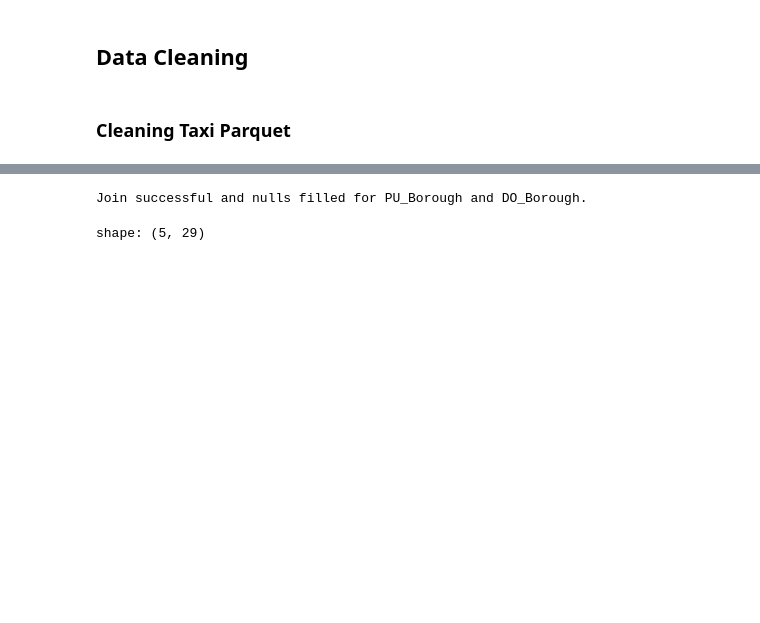
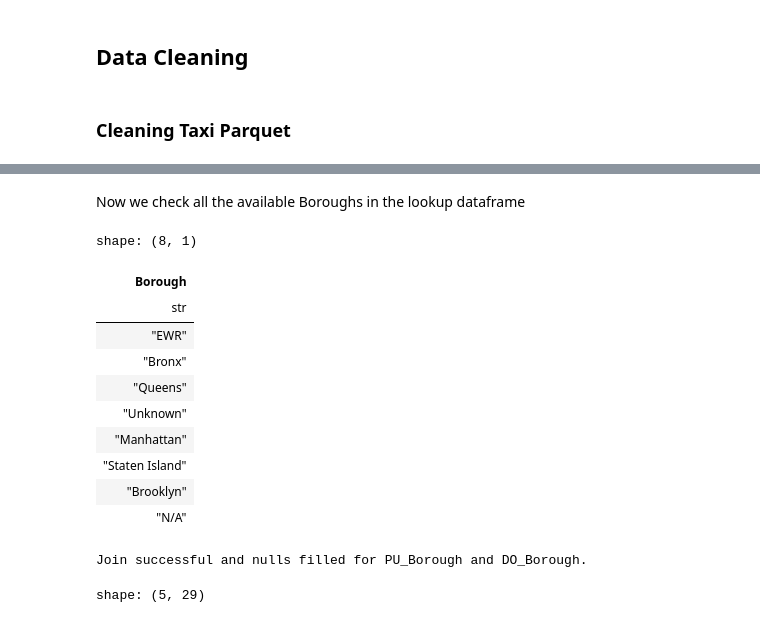
Before and after one commit to Battler08/COMP3610A2, a Jupyter notebook: assignment2.ipynb, the cells around one changed output, grey strips where cells are left out. Saved outputs shown, nothing was run; the diff lists cells and outputs as text; code cells hidden in the pictures; blank space fills up the shorter version.

```diff
--- a/assignment2.ipynb
+++ b/assignment2.ipynb
@@ -148 +133,18 @@ removed_rows = initial_rows - len(taxi_df)
+# %% [markdown]
+Now we check all the available Boroughs in the lookup dataframe
+# %%
+# We use .unique() to list each borough exactly once
+display(lookup_df.select(pl.col('Borough')).unique())
+# %% [output]
+shape: (8, 1)
+| Borough |
+| str |
+| "EWR" |
+| "Bronx" |
+| "Queens" |
+| "Unknown" |
+| "Manhattan" |
+| "Staten Island" |
+| "Brooklyn" |
+| "N/A" |
 # %%
```
Also changed, not shown: parts of 23 cells of this notebook.
